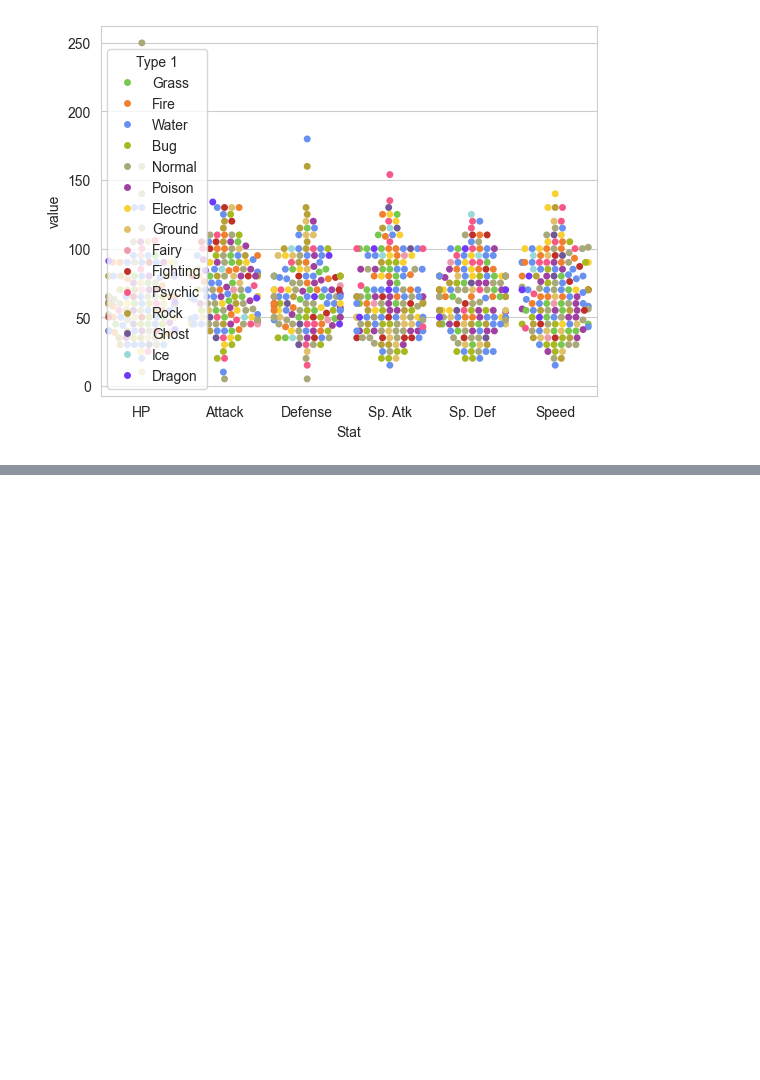
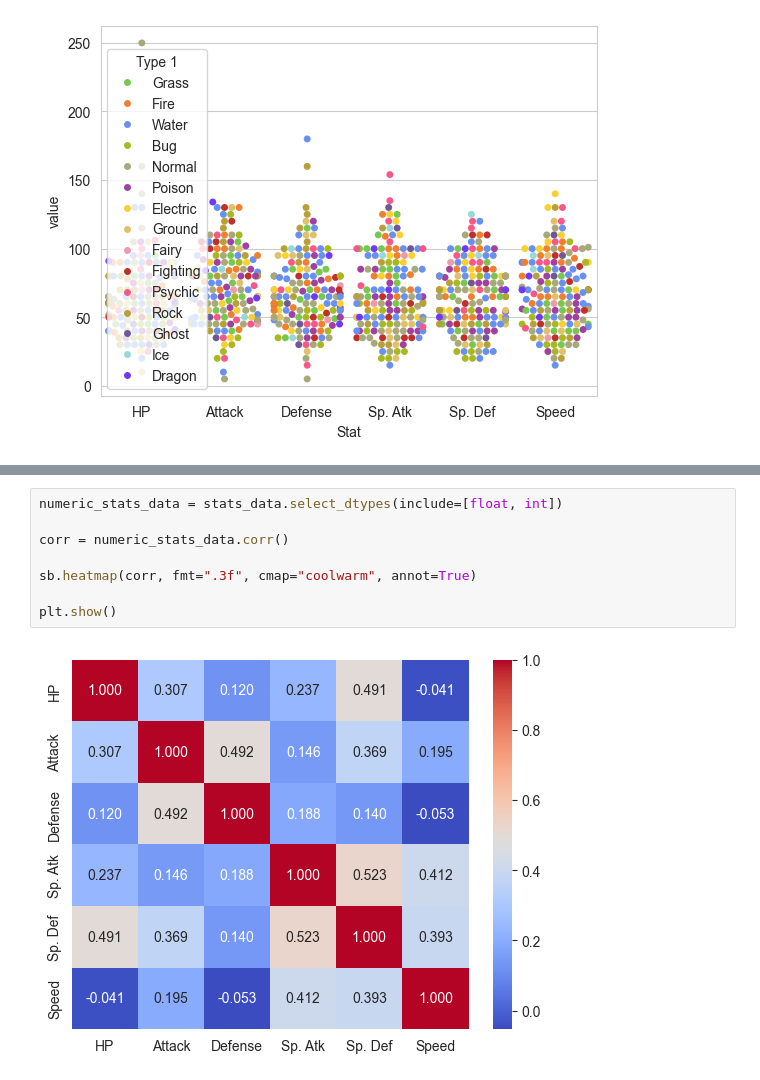
Before and after one commit to Jes-lan/PythonCodes, a Jupyter notebook: Week11.ipynb, the cells around one changed output, grey strips where cells are left out. Saved outputs shown, nothing was run; the diff lists cells and outputs as text; blank space fills up the shorter version.

```diff
--- a/Week11.ipynb
+++ b/Week11.ipynb
@@ -220,0 +232,10 @@ print(data.sort_values('Name').head(50))
+# %%
+numeric_stats_data = stats_data.select_dtypes(include=[float, int])
+
+corr = numeric_stats_data.corr()
+
+sb.heatmap(corr, fmt=".3f", cmap="coolwarm", annot=True)
+
+plt.show()
+# %% [output]
+[figure, added]
```
Also changed, not shown: parts of 14 cells of this notebook.
